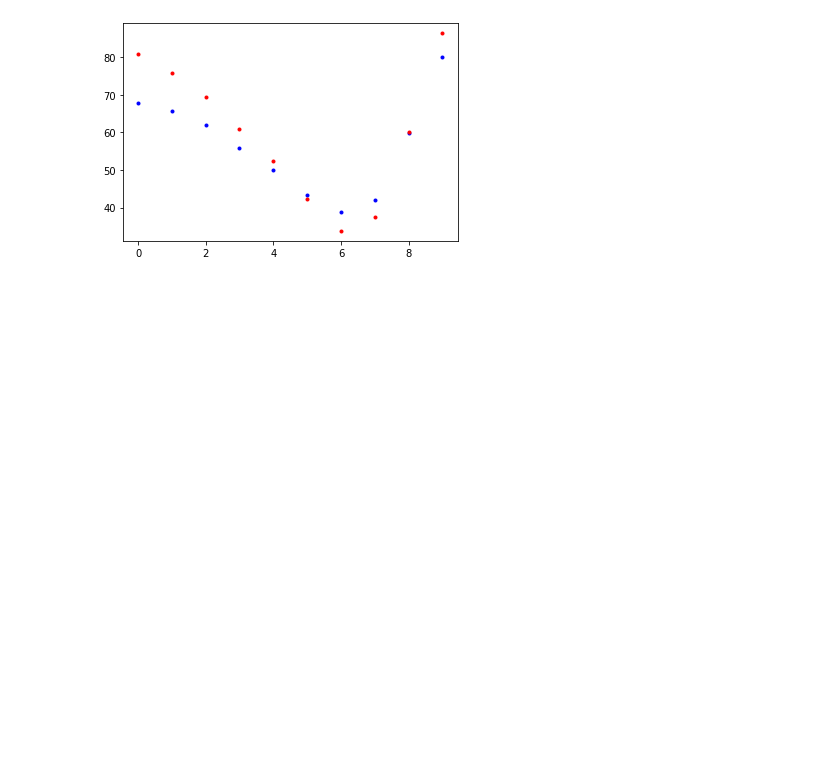
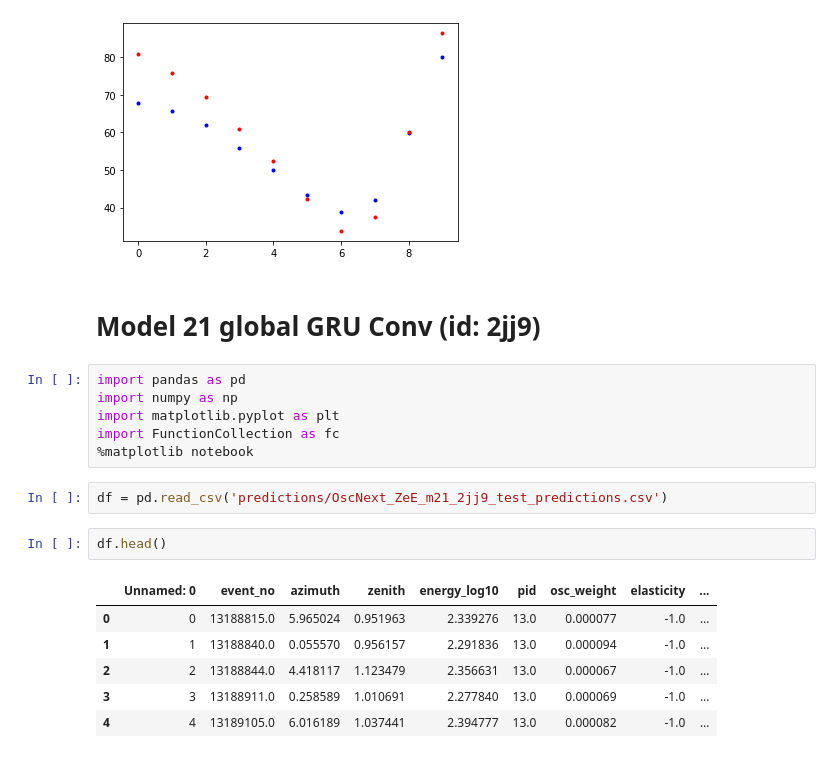
Before and after one commit to Vinther901/Neutrino-Machine-Learning, a Jupyter notebook: oscNext_prediction_plotter.ipynb, the cells around one changed output. Cells and saved outputs as stored; diff of their text form; blank space fills up the shorter version.

Commit message:
Added 1 more oscnext prediction in the plotter

```diff
--- a/oscNext_prediction_plotter.ipynb
+++ b/oscNext_prediction_plotter.ipynb
@@ -190,3 +190,22 @@ ax.plot(qs_retro[:,2],'r.')
 # %% [output]
 [<matplotlib.lines.Line2D at 0x...>]
 [figure]
+# %% [markdown]
+# Model 21 global GRU Conv (id: 2jj9)
+# %%
+import pandas as pd
+import numpy as np
+import matplotlib.pyplot as plt
+import FunctionCollection as fc
+%matplotlib notebook
+# %%
+df = pd.read_csv('predictions/OscNext_ZeE_m21_2jj9_test_predictions.csv')
+# %%
+df.head()
+# %% [output]
+|  | Unnamed: 0 | event_no | azimuth | zenith | energy_log10 | pid | osc_weight | elasticity | ... |
+| 0 | 0 | 13188815.0 | 5.965024 | 0.951963 | 2.339276 | 13.0 | 0.000077 | -1.0 | ... |
+| 1 | 1 | 13188840.0 | 0.055570 | 0.956157 | 2.291836 | 13.0 | 0.000094 | -1.0 | ... |
+| 2 | 2 | 13188844.0 | 4.418117 | 1.123479 | 2.356631 | 13.0 | 0.000067 | -1.0 | ... |
+| 3 | 3 | 13188911.0 | 0.258589 | 1.010691 | 2.277840 | 13.0 | 0.000069 | -1.0 | ... |
+| 4 | 4 | 13189105.0 | 6.016189 | 1.037441 | 2.394777 | 13.0 | 0.000082 | -1.0 | ... |
```
Also changed, not shown: parts of 5 cells of this notebook.
